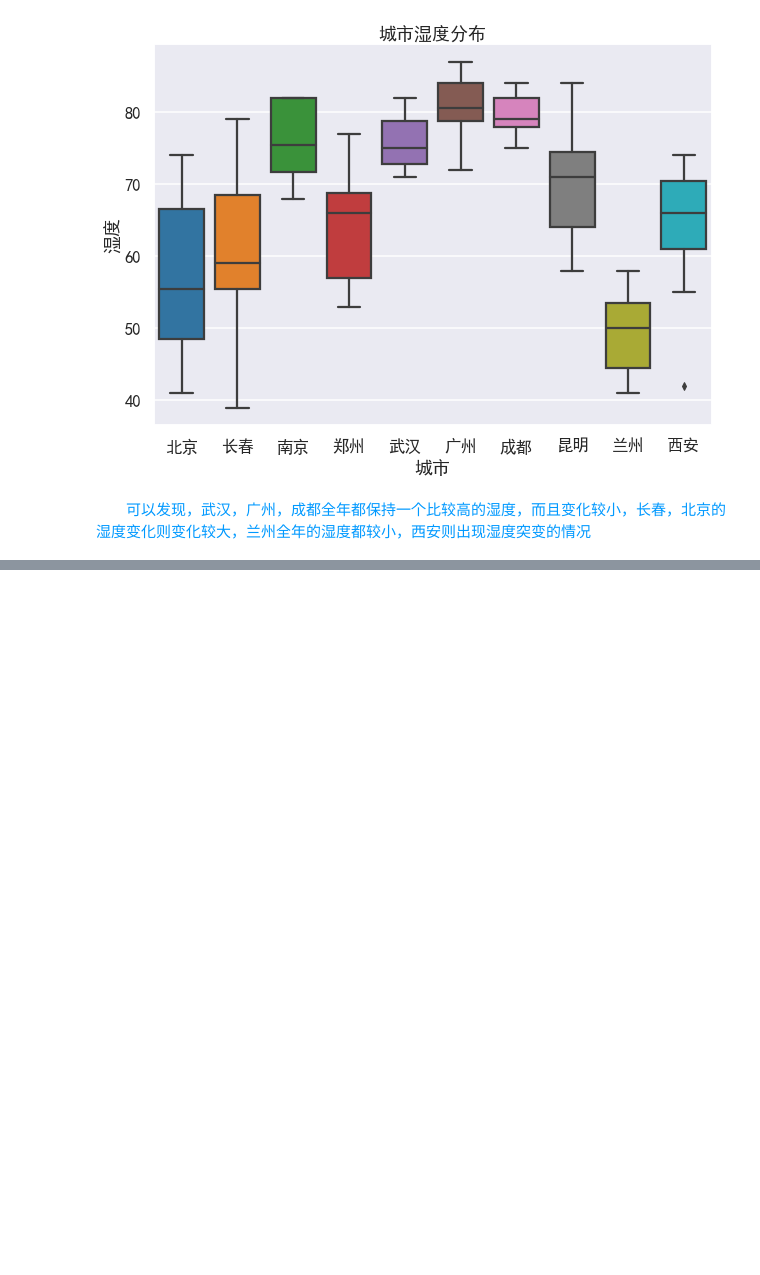
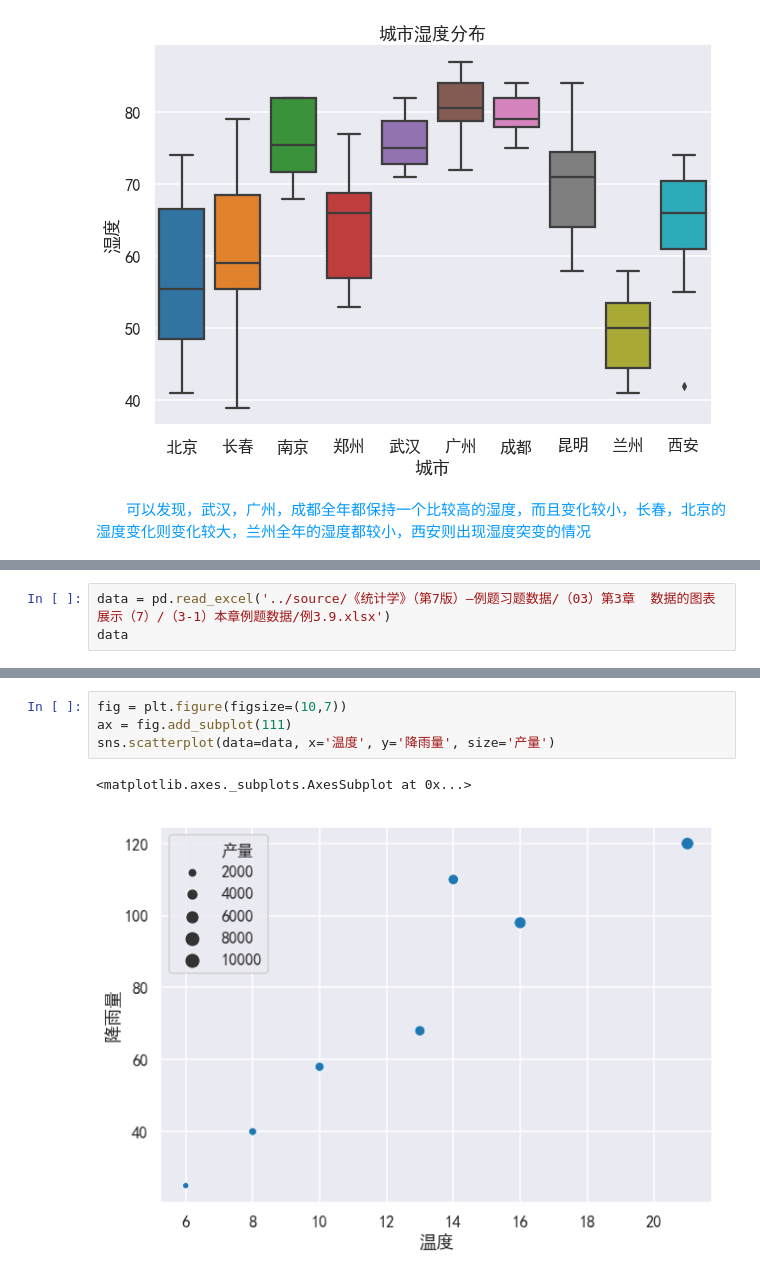
Before and after one commit to Interstella12/Statistics, a Jupyter notebook: codes/01-数据的图表展示.ipynb, the cells around one changed output, grey strips where cells are left out. Saved outputs shown, nothing was run; the diff lists cells and outputs as text; blank space fills up the shorter version.

```diff
--- a/codes/01-数据的图表展示.ipynb
+++ b/codes/01-数据的图表展示.ipynb
@@ -412,0 +408,3 @@ _ = plt.title('城市湿度分布')
+# %%
+data = pd.read_excel('../source/《统计学》（第7版）—例题习题数据/（03）第3章  数据的图表展示（7）/（3-1）本章例题数据/例3.9.xlsx')
+data
@@ -412,0 +420,7 @@ _ = plt.title('城市湿度分布')
+# %%
+fig = plt.figure(figsize=(10,7))
+ax = fig.add_subplot(111)
+sns.scatterplot(data=data, x='温度', y='降雨量', size='产量')
+# %% [output]
+<matplotlib.axes._subplots.AxesSubplot at 0x...>
+[figure, added]
```
Also changed, not shown: parts of 3 cells of this notebook, 1 other file.
